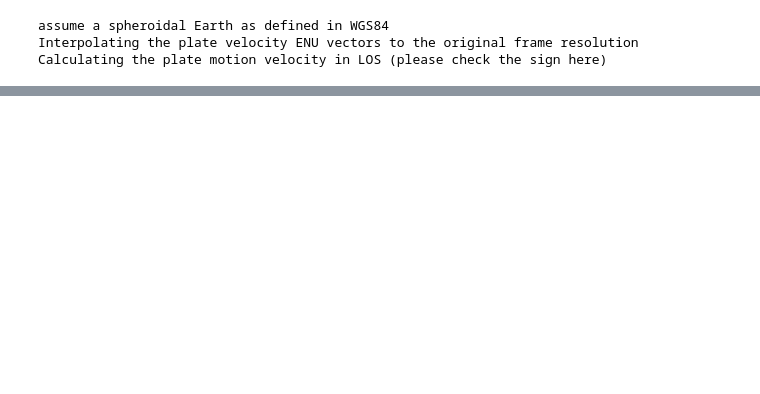
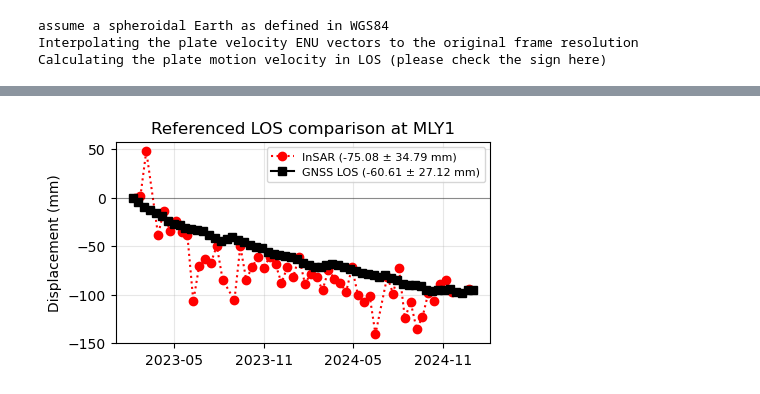
Before and after one commit to mnergizci/LiCSBAS, a Jupyter notebook: bin/ipynbs/plotting_cumulative_LoS_vs_GNSS.ipynb, the cells around one changed output, grey strips where cells are left out. Saved outputs shown, nothing was run; the diff lists cells and outputs as text; code cells hidden in the pictures; blank space fills up the shorter version.

```diff
--- a/bin/ipynbs/plotting_cumulative_LoS_vs_GNSS.ipynb
+++ b/bin/ipynbs/plotting_cumulative_LoS_vs_GNSS.ipynb
@@ -566,0 +310,75 @@ corrected_cum = (
+# %%
+cum_ts = extract_ts_window_mean(cum_ref.cum, point1, halfwin=4).values
+cum_filt_ts = extract_ts_window_mean(cum_filt_ref.cum, point1, halfwin=4).values
+
+gnss_los_ts = gnss_los["gnss_los"].sel(station=point_loc).values
+# %%
+cm = 1 / 2.54  # inches per cm
+
+fig, ax = plt.subplots(1, 1, figsize=(12*cm, 7*cm))
+
+plt.rcParams["legend.fontsize"] = 8
+
+# -------------------------
+# statistics
+# -------------------------
+mean_cum = np.nanmean(cum_ts)
+std_cum  = np.nanstd(cum_ts)
+
+mean_cum_filt = np.nanmean(cum_filt_ts)
+std_cum_filt  = np.nanstd(cum_filt_ts)
+
+mean_gnss = np.nanmean(gnss_los_ts)
+std_gnss  = np.nanstd(gnss_los_ts)
+
+
+time_insar = cum_ref.time.values
+time_gnss = gnss_los.time.values
+# -------------------------
+# InSAR
+# -------------------------
+ax.plot(
+    time_insar, cum_ts,
+    color="red", marker="o", linestyle=":",
+    label=f"InSAR ({mean_cum:.2f} ± {std_cum:.2f} mm)"
+)
+
+# ax.plot(
+#     time_insar, cum_filt_ts,
+#     color="green", marker="o", linestyle="-",
+#     label=f"InSAR filtered ({mean_cum_filt:.2f} ± {std_cum_filt:.2f} mm)"
+# )
+
+# -------------------------
+# GNSS
+# -------------------------
+ax.plot(
+    time_gnss, gnss_los_ts,
+    color="black", marker="s", linestyle="-",
+    label=f"GNSS LOS ({mean_gnss:.2f} ± {std_gnss:.2f} mm)"
+)
+
+# -------------------------
+# formatting
+# -------------------------
+ax.set_title(f"Referenced LOS comparison at {point_loc}")
+ax.set_ylabel("Displacement (mm)")
+
+# zero line (important)
+ax.axhline(0, color="k", lw=0.8, alpha=0.4)
+
+# x-axis formatting
+locator = mdates.MonthLocator(interval=6)
+formatter = mdates.DateFormatter("%Y-%m")
+
+ax.xaxis.set_major_locator(locator)
+ax.xaxis.set_major_formatter(formatter)
+
+ax.grid(True, alpha=0.3)
+
+ax.legend()
+
+plt.tight_layout()
+plt.show()
+# %% [output]
+[figure, added]
```
Also changed, not shown: parts of 16 cells of this notebook, 2 other files.
